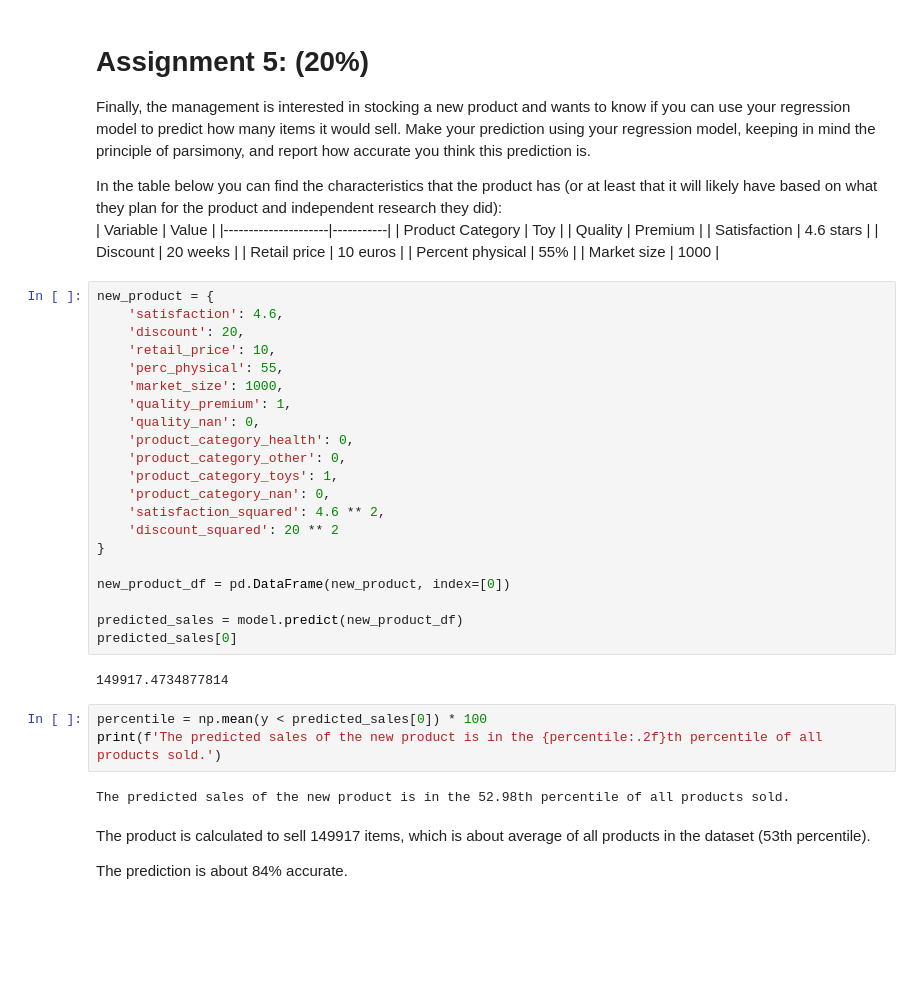
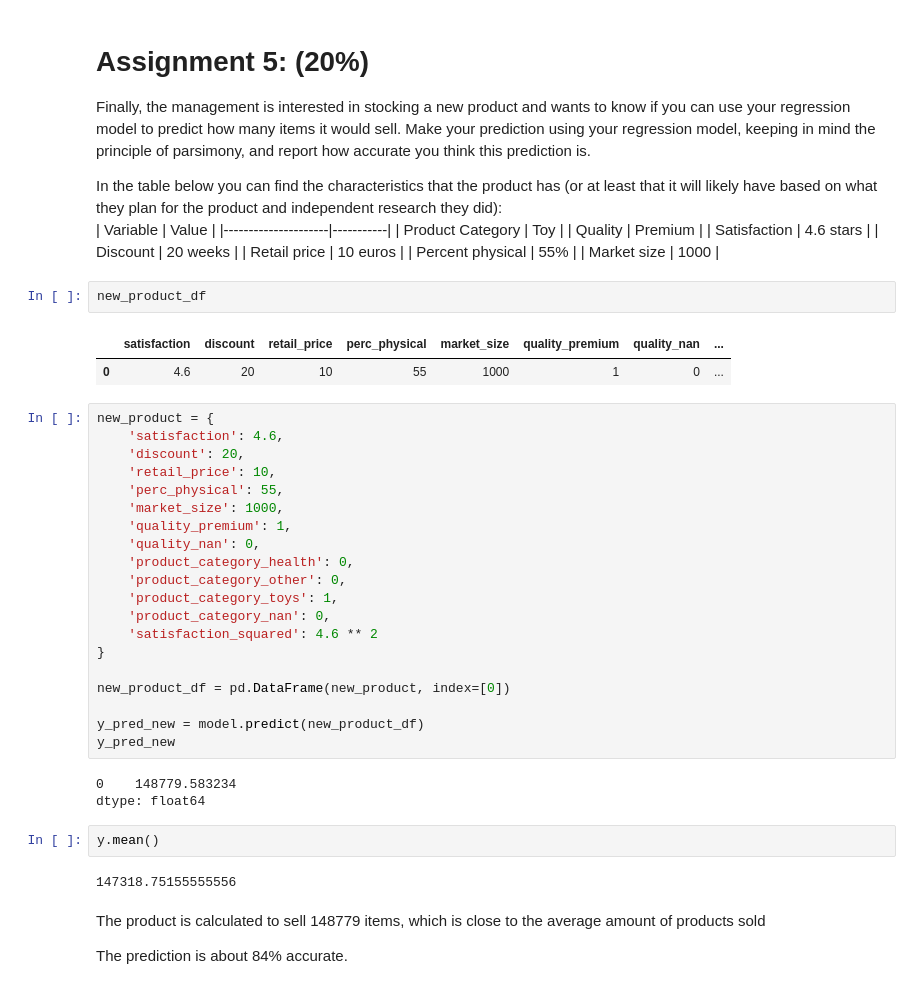
Before and after one commit to ScorchChamp/modelling-assignment, a Jupyter notebook: Modelling Assignment.ipynb, the cells around one changed output. Drawn from its saved outputs; the diff is of its cells as text; blank space fills up the shorter version.

```diff
--- a/Modelling Assignment.ipynb
+++ b/Modelling Assignment.ipynb
@@ -433,6 +442,11 @@ did):
 | Retail price        | 10 euros  |
 | Percent physical    | 55%       |
 | Market size         | 1000      |
+# %%
+new_product_df
+# %% [output]
+|  | satisfaction | discount | retail_price | perc_physical | market_size | quality_premium | quality_nan | ... |
+| 0 | 4.6 | 20 | 10 | 55 | 1000 | 1 | 0 | ... |
 # %%
 new_product = {
     'satisfaction': 4.6,
@@ -446,22 +460,21 @@ new_product = {
     'product_category_other': 0,
     'product_category_toys': 1,
     'product_category_nan': 0,
-    'satisfaction_squared': 4.6 ** 2,
-    'discount_squared': 20 ** 2
+    'satisfaction_squared': 4.6 ** 2
 }
 
 new_product_df = pd.DataFrame(new_product, index=[0])
 
-predicted_sales = model.predict(new_product_df)
-predicted_sales[0]
+y_pred_new = model.predict(new_product_df)
+y_pred_new
 # %% [output]
-149917.4734877814
+0    148779.583234
+dtype: float64
-# %%
-percentile = np.mean(y < predicted_sales[0]) * 100
-print(f'The predicted sales of the new product is in the {percentile:.2f}th percentile of all products sold.')
-# %% [output]
-The predicted sales of the new product is in the 52.98th percentile of all products sold.
+# %%
+y.mean()
+# %% [output]
+147318.75155555556
 # %% [markdown]
-The product is calculated to sell 149917 items, which is about average of all products in the dataset (53th percentile).
+The product is calculated to sell 148779 items, which is close to the average amount of products sold
 
 The prediction is about 84% accurate.
```
Also changed, not shown: parts of 12 cells of this notebook, 1 other file.
